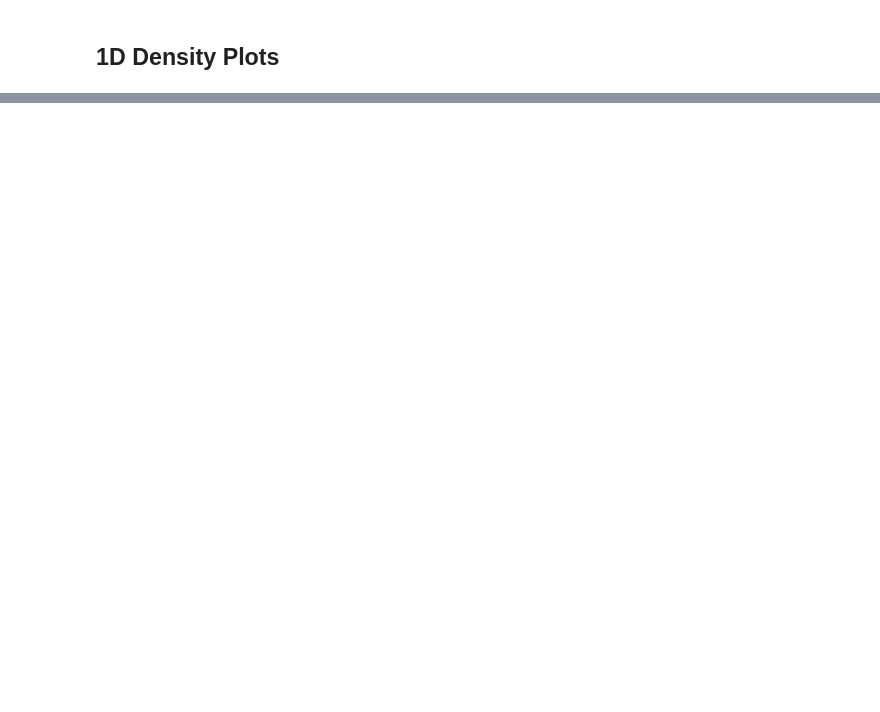
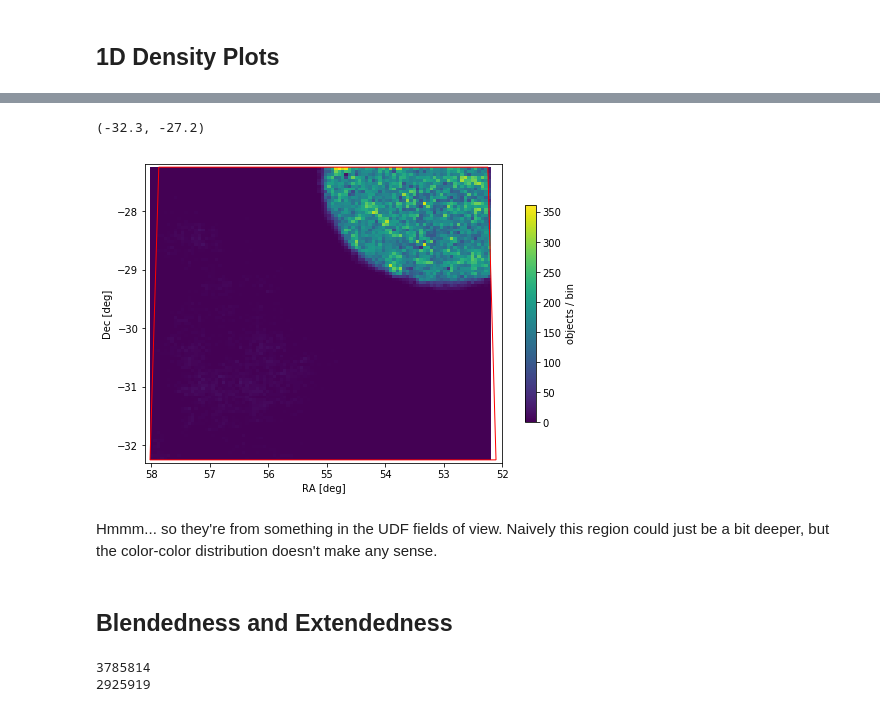
Before and after one commit to LSSTDESC/DC2-analysis, a Jupyter notebook: contributed/validate_dc2_object_table.ipynb, the cells around one changed output, grey strips where cells are left out. Saved outputs shown, nothing was run; the diff lists cells and outputs as text; code cells hidden in the pictures; blank space fills up the shorter version.

```diff
--- a/contributed/validate_dc2_object_table.ipynb
+++ b/contributed/validate_dc2_object_table.ipynb
@@ -210,0 +257,11 @@ plot_mag('y')
+# %%
+plot_ra_dec(faint_bump)
+plt.xlim(58.1, 52.0)
+plt.ylim(-32.3, -27.2)
+# %% [output]
+(-32.3, -27.2)
+[figure, added]
+# %% [markdown]
+Hmmm... so they're from something in the UDF fields of view.  Naively this region could just be a bit deeper, but the color-color distribution doesn't make any sense.
+# %% [markdown]
+## Blendedness and Extendedness
@@ -210,0 +270,6 @@ plot_mag('y')
+# %%
+print(len(good['blendedness']))
+print(len(w))
+# %% [output]
+3785814
+2925919
```
Also changed, not shown: parts of 29 cells of this notebook.
